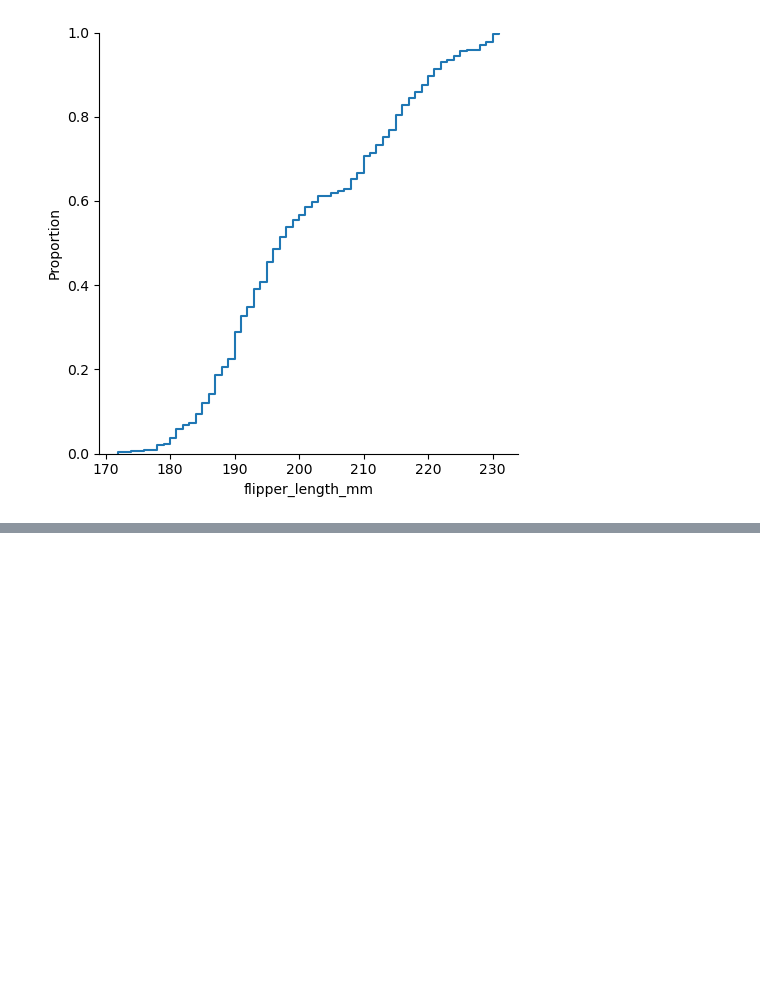
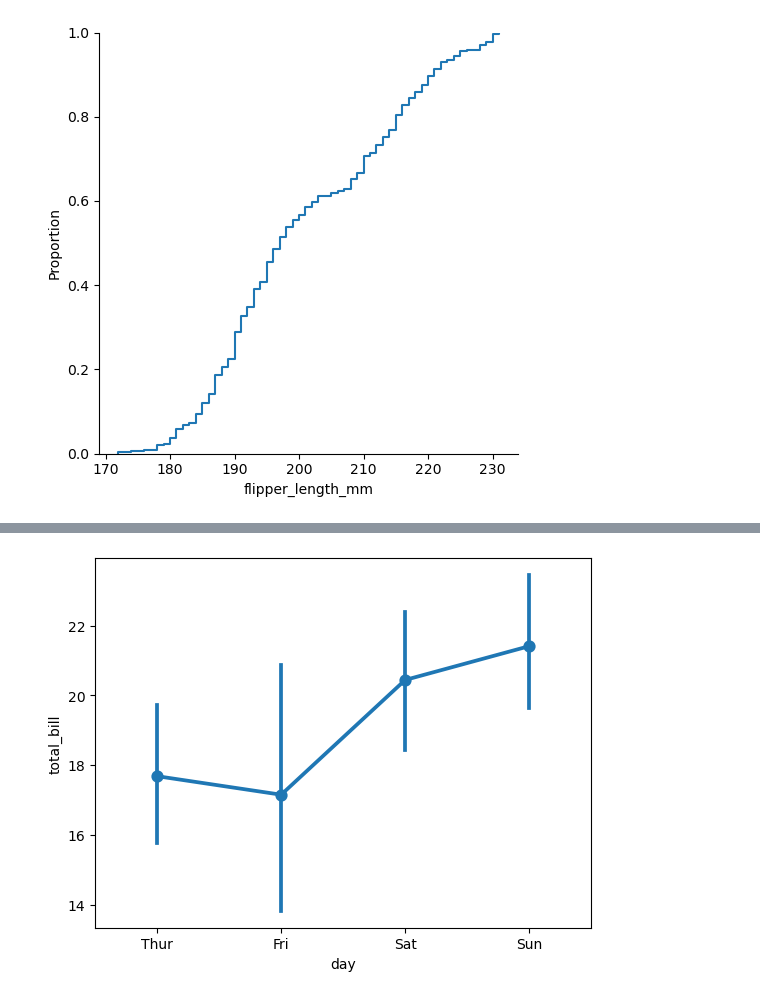
Before and after one commit to anurajrajak005/Seaborn-Daily-Practice, a Jupyter notebook: seaborn.ipynb, the cells around one changed output, grey strips where cells are left out. Cells and saved outputs as stored; diff of their text form; code cells hidden in the pictures; blank space fills up the shorter version.

```diff
--- a/seaborn.ipynb
+++ b/seaborn.ipynb
@@ -70,0 +79,10 @@ plt.show()
+# %%
+df = sns.load_dataset("tips")
+
+# Create a basic point plot
+sns.pointplot(data=df, x="day", y="total_bill")
+
+# Show the plot
+plt.show()
+# %% [output]
+[figure, added]
```
Also changed, not shown: parts of 1 cell of this notebook.
